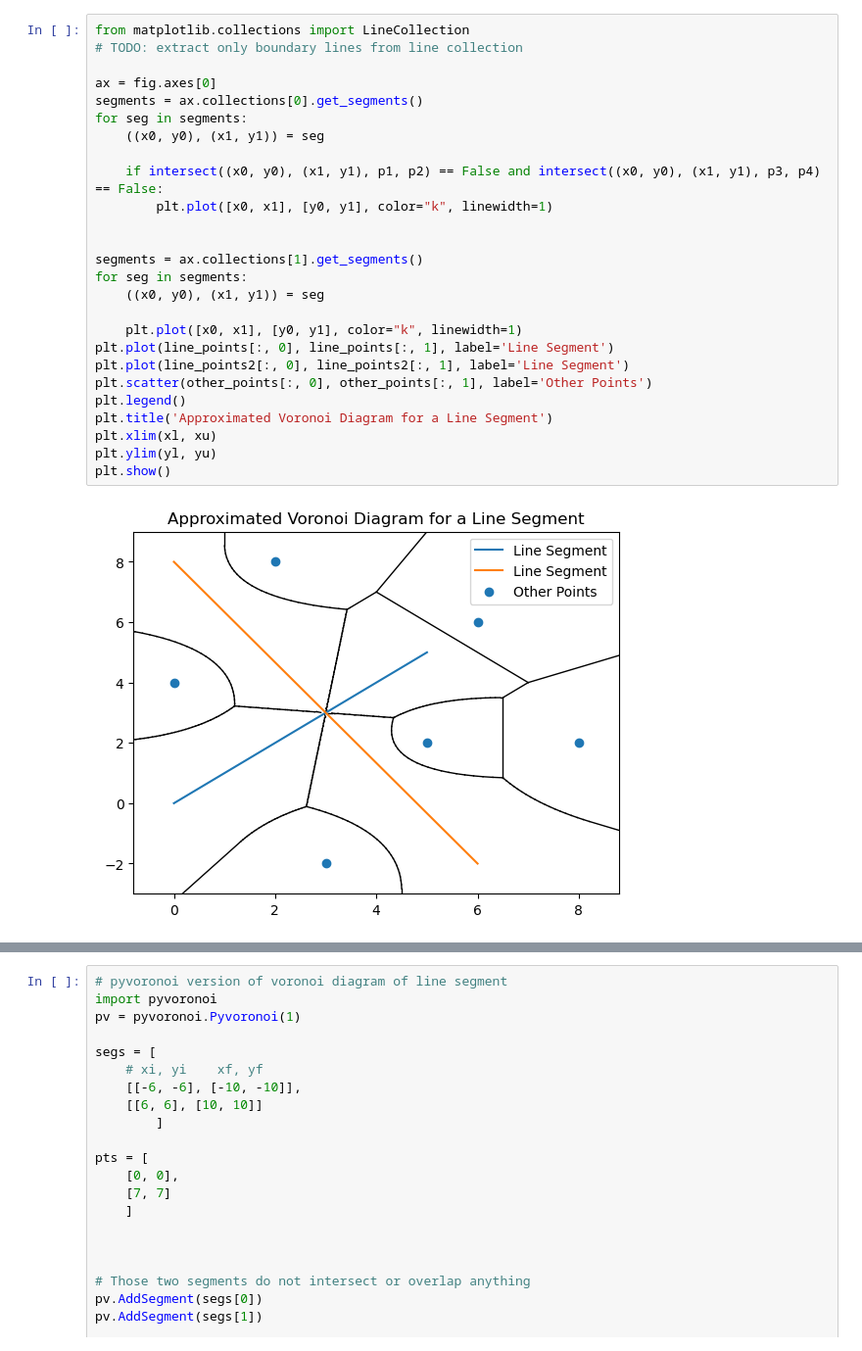
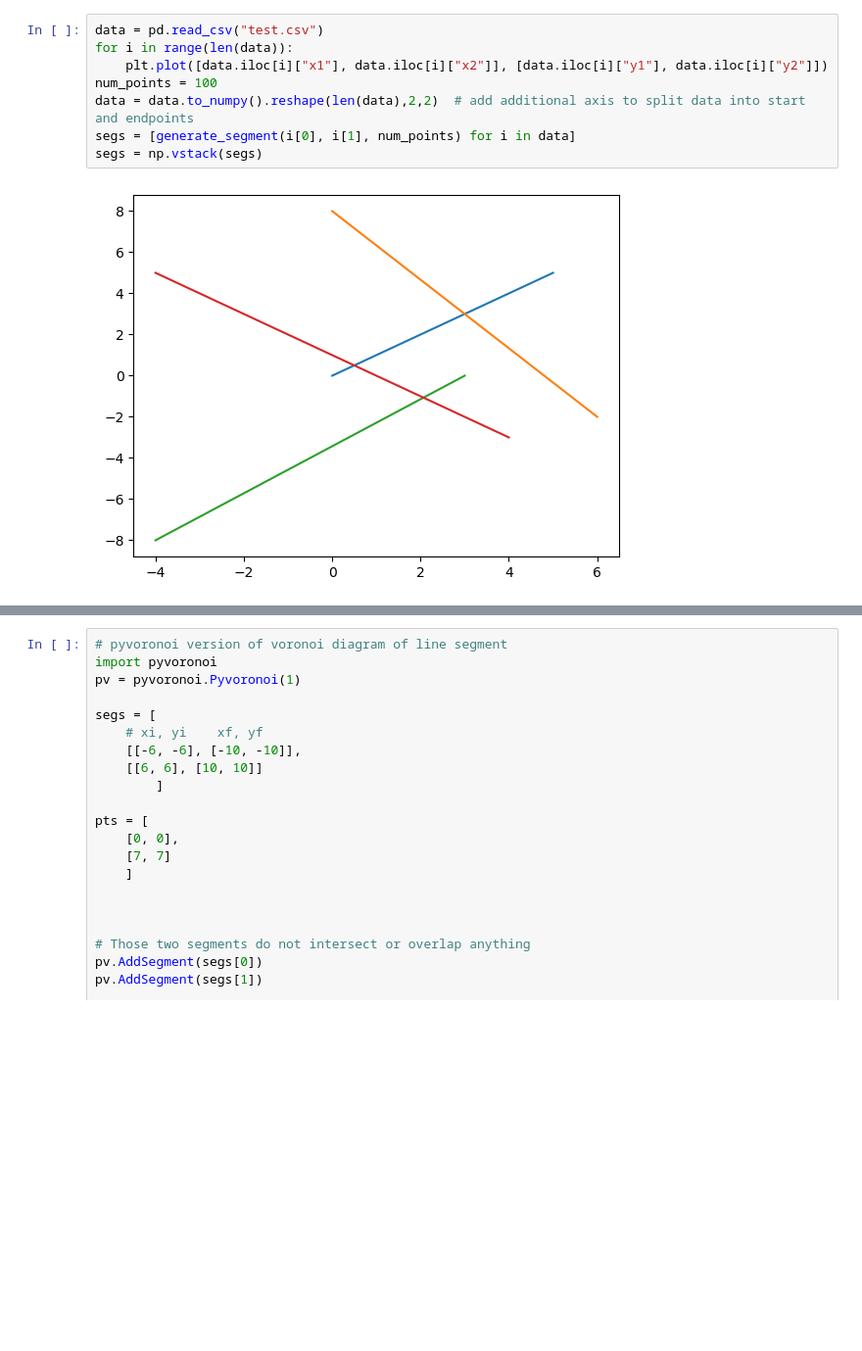
Before and after one commit to zlauko5/CG-SegmentAlgorithm, a Jupyter notebook: vd.ipynb, the cells around one changed output, grey strips where cells are left out. Shown at 98% size. Saved outputs shown, nothing was run; the diff lists cells and outputs as text; blank space fills up the shorter version.

Commit message:
voronoi diagram code

```diff
--- a/vd.ipynb
+++ b/vd.ipynb
@@ -46,28 +61,10 @@ def intersect(A,B,C,D):
-# %%
-from matplotlib.collections import LineCollection
-# TODO: extract only boundary lines from line collection
-
-ax = fig.axes[0]
-segments = ax.collections[0].get_segments()
-for seg in segments:
-    ((x0, y0), (x1, y1)) = seg
-
-    if intersect((x0, y0), (x1, y1), p1, p2) == False and intersect((x0, y0), (x1, y1), p3, p4) == False:
-        plt.plot([x0, x1], [y0, y1], color="k", linewidth=1)
-
-
-segments = ax.collections[1].get_segments()
-for seg in segments:
-    ((x0, y0), (x1, y1)) = seg
-
-    plt.plot([x0, x1], [y0, y1], color="k", linewidth=1)
-plt.plot(line_points[:, 0], line_points[:, 1], label='Line Segment')
-plt.plot(line_points2[:, 0], line_points2[:, 1], label='Line Segment')
-plt.scatter(other_points[:, 0], other_points[:, 1], label='Other Points')
-plt.legend()
-plt.title('Approximated Voronoi Diagram for a Line Segment')
-plt.xlim(xl, xu)
-plt.ylim(yl, yu)
-plt.show()
-# %% [output]
-[figure, removed]
+# %%
+data = pd.read_csv("test.csv")
+for i in range(len(data)):
+    plt.plot([data.iloc[i]["x1"], data.iloc[i]["x2"]], [data.iloc[i]["y1"], data.iloc[i]["y2"]])
+num_points = 100
+data = data.to_numpy().reshape(len(data),2,2)  # add additional axis to split data into start and endpoints
+segs = [generate_segment(i[0], i[1], num_points) for i in data]
+segs = np.vstack(segs)
+# %% [output]
+[figure, added]
```
Also changed, not shown: parts of 6 cells of this notebook, 2 other files.
